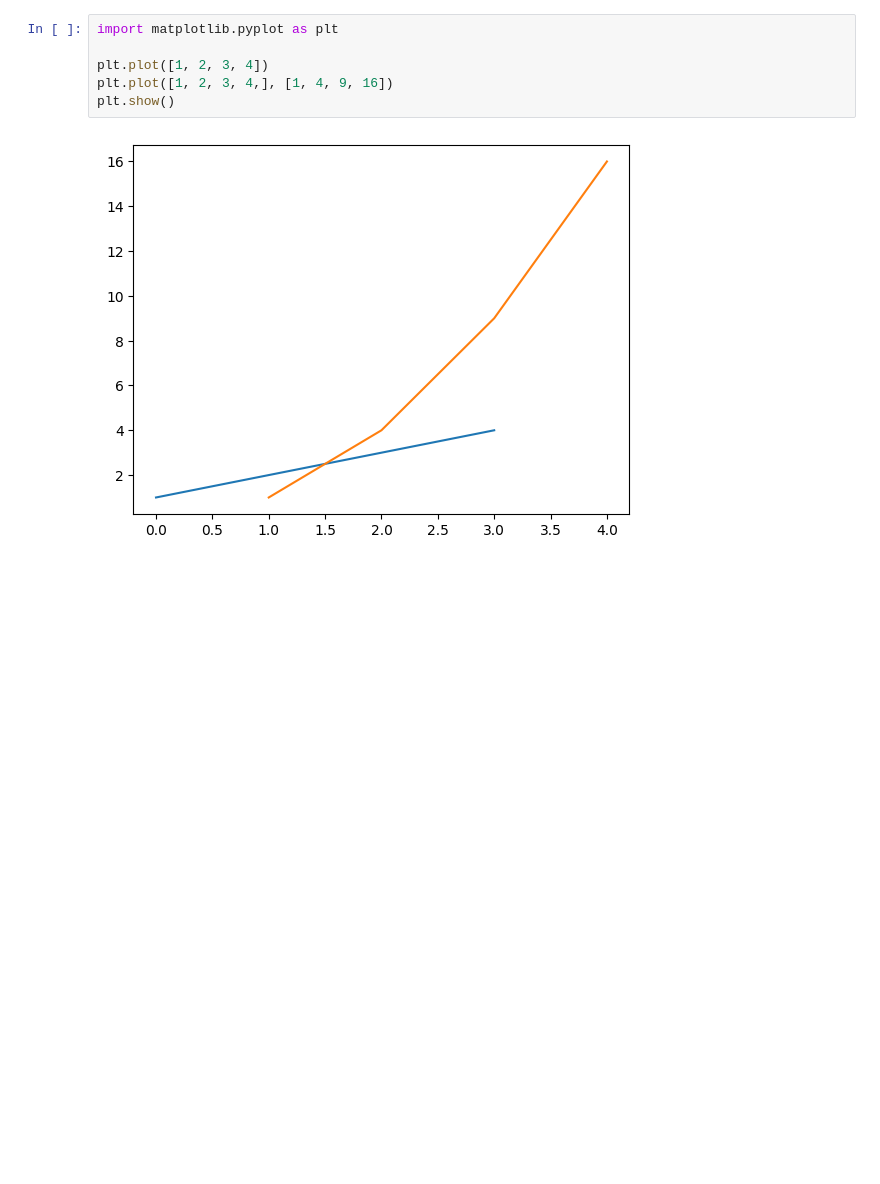
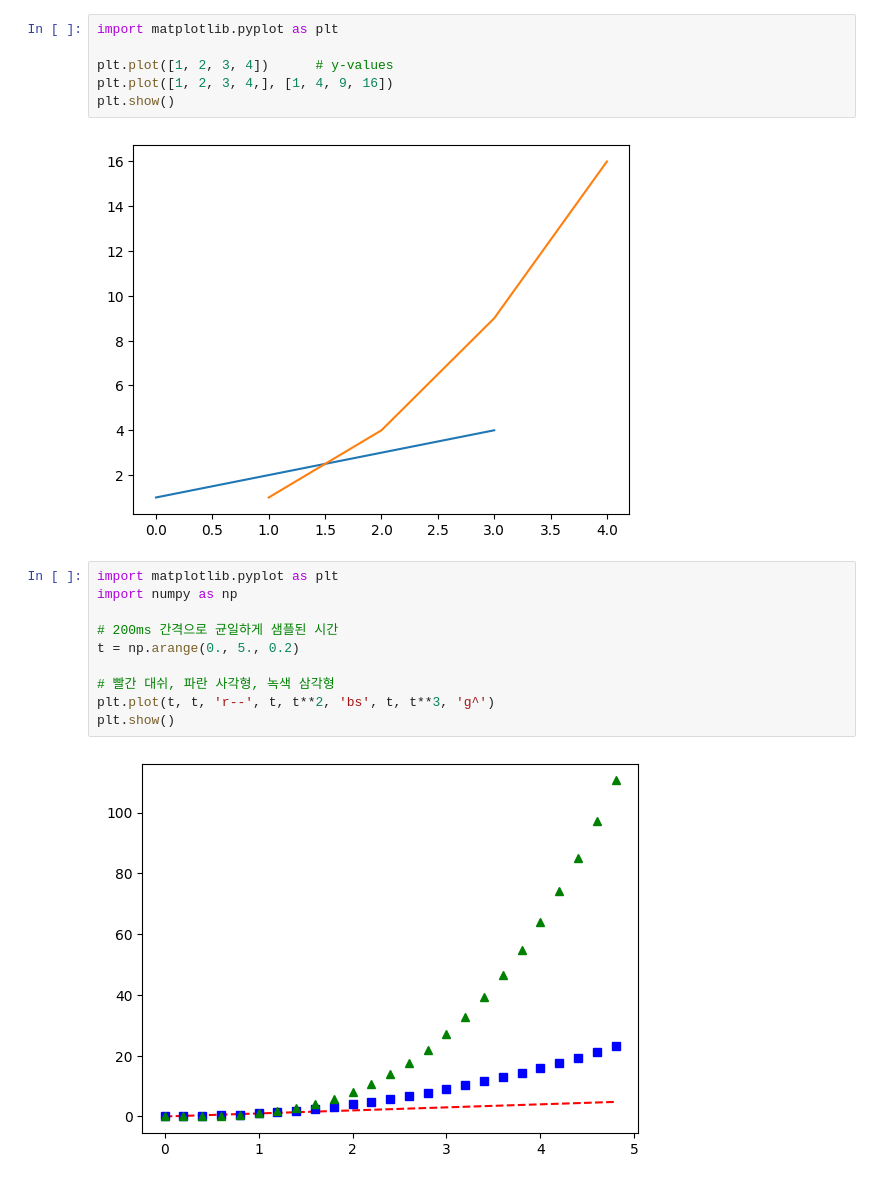
Before and after one commit to jeinl/Python-Basic, a Jupyter notebook: data_visual.ipynb, the cells around one changed output. Cells and saved outputs as stored; diff of their text form; blank space fills up the shorter version.

```diff
--- a/data_visual.ipynb
+++ b/data_visual.ipynb
@@ -1,8 +1,20 @@
 # %%
 import matplotlib.pyplot as plt
 
-plt.plot([1, 2, 3, 4])
+plt.plot([1, 2, 3, 4])      # y-values
 plt.plot([1, 2, 3, 4,], [1, 4, 9, 16])
 plt.show()
 # %% [output]
 [figure]
+# %%
+import matplotlib.pyplot as plt
+import numpy as np
+
+# 200ms 간격으로 균일하게 샘플된 시간
+t = np.arange(0., 5., 0.2)
+
+# 빨간 대쉬, 파란 사각형, 녹색 삼각형
+plt.plot(t, t, 'r--', t, t**2, 'bs', t, t**3, 'g^')
+plt.show()
+# %% [output]
+[figure, added]
```
Also changed, not shown: parts of 2 cells of this notebook.
